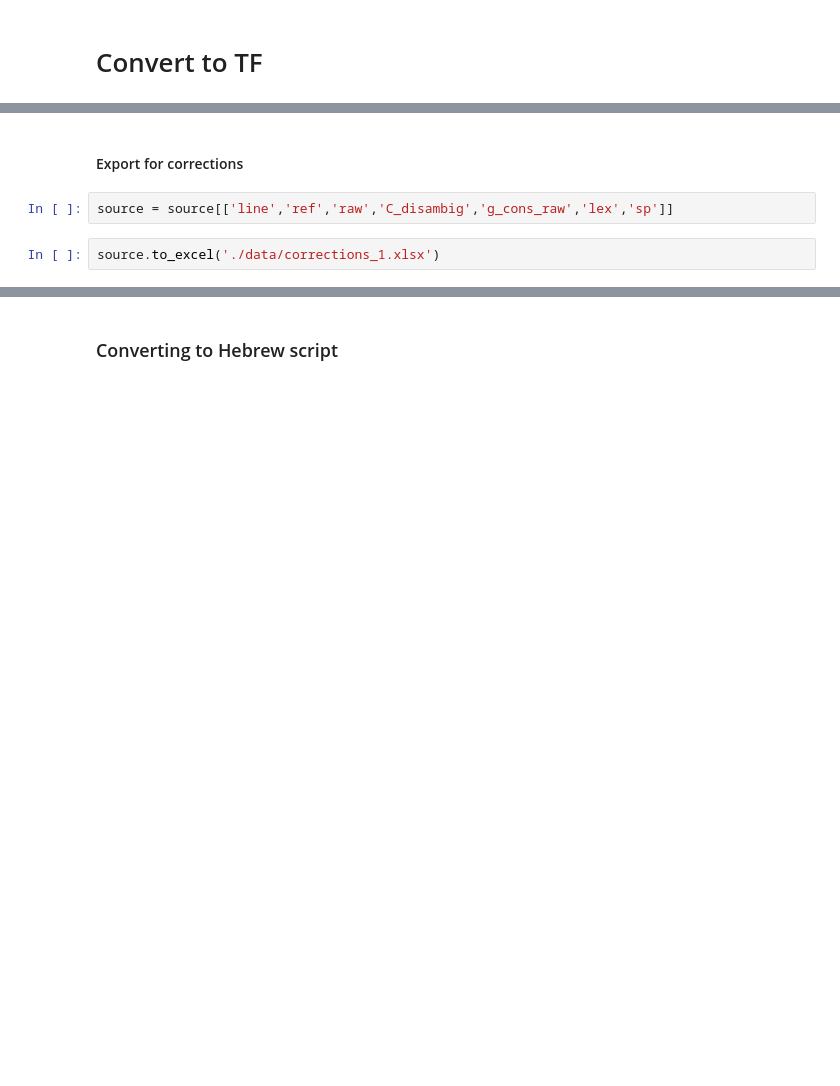
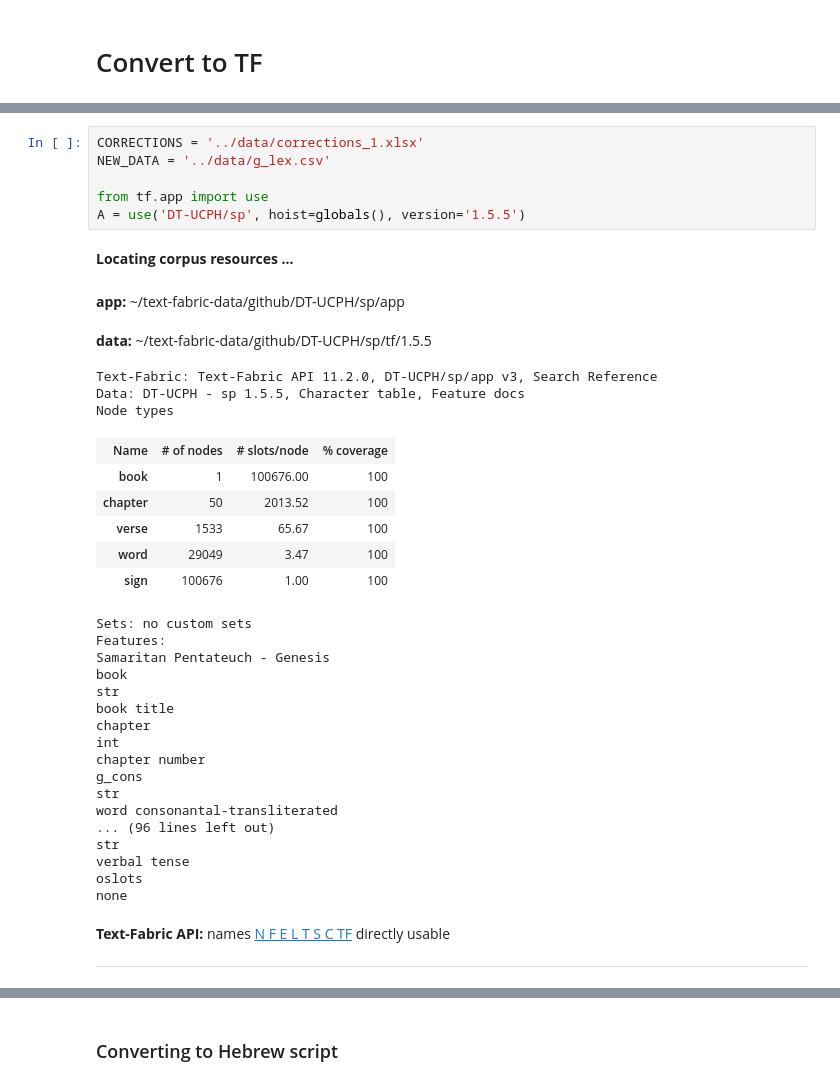
Before and after one commit to DT-UCPH/sp, a Jupyter notebook: programs/Convert to TF.ipynb, the cells around one changed output, grey strips where cells are left out. Cells and saved outputs as stored; diff of their text form; blank space fills up the shorter version.

```diff
--- a/programs/Convert to TF.ipynb
+++ b/programs/Convert to TF.ipynb
@@ -56,6 +13,37 @@ source
-# %% [markdown]
-#### Export for corrections
-# %%
-source = source[['line','ref','raw','C_disambig','g_cons_raw','lex','sp']]
-# %%
-source.to_excel('./data/corrections_1.xlsx')
+# %%
+CORRECTIONS = '../data/corrections_1.xlsx'
+NEW_DATA = '../data/g_lex.csv'
+
+from tf.app import use
+A = use('DT-UCPH/sp', hoist=globals(), version='1.5.5')
+# %% [output]
+**Locating corpus resources ...**
+app: ~/text-fabric-data/github/DT-UCPH/sp/app
+data: ~/text-fabric-data/github/DT-UCPH/sp/tf/1.5.5
+Text-Fabric: Text-Fabric API 11.2.0, DT-UCPH/sp/app v3, Search Reference
+Data: DT-UCPH - sp 1.5.5, Character table, Feature docs
+Node types
+| Name | # of nodes | # slots/node | % coverage |
+| book | 1 | 100676.00 | 100 |
+| chapter | 50 | 2013.52 | 100 |
+| verse | 1533 | 65.67 | 100 |
+| word | 29049 | 3.47 | 100 |
+| sign | 100676 | 1.00 | 100 |
+Sets: no custom sets
+Features:
+Samaritan Pentateuch - Genesis
+book
+str
+book title
+chapter
+int
+chapter number
+g_cons
+str
+word consonantal-transliterated
+... (96 lines left out)
+str
+verbal tense
+oslots
+none
+Text-Fabric API: names N F E L T S C TF directly usable
```
Also changed, not shown: parts of 26 cells of this notebook, 39 other files.
